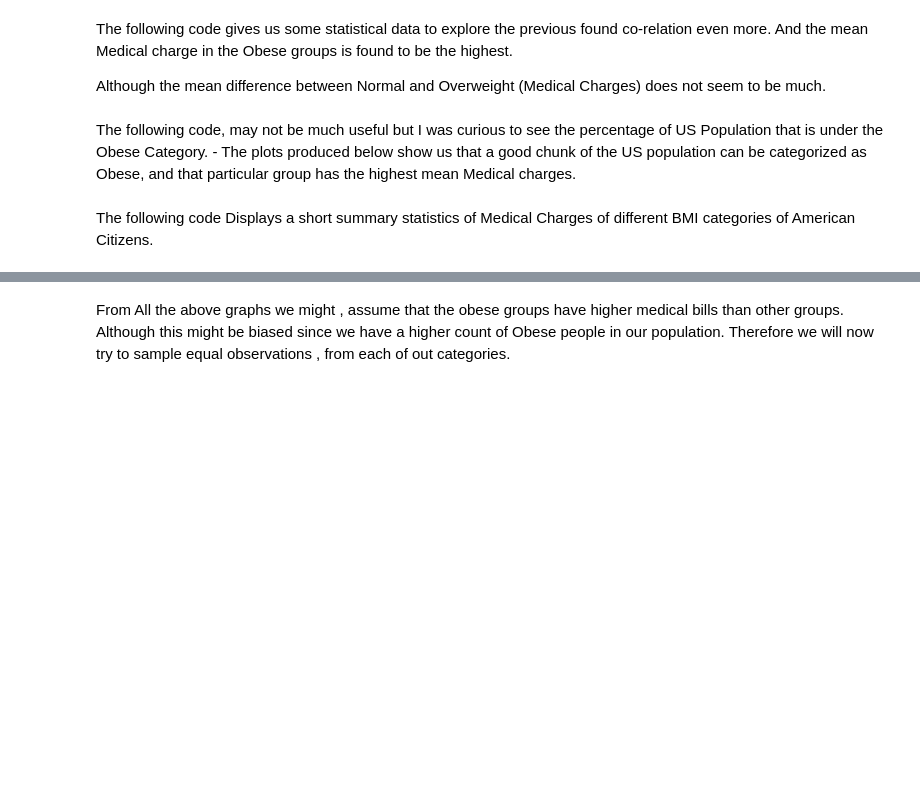
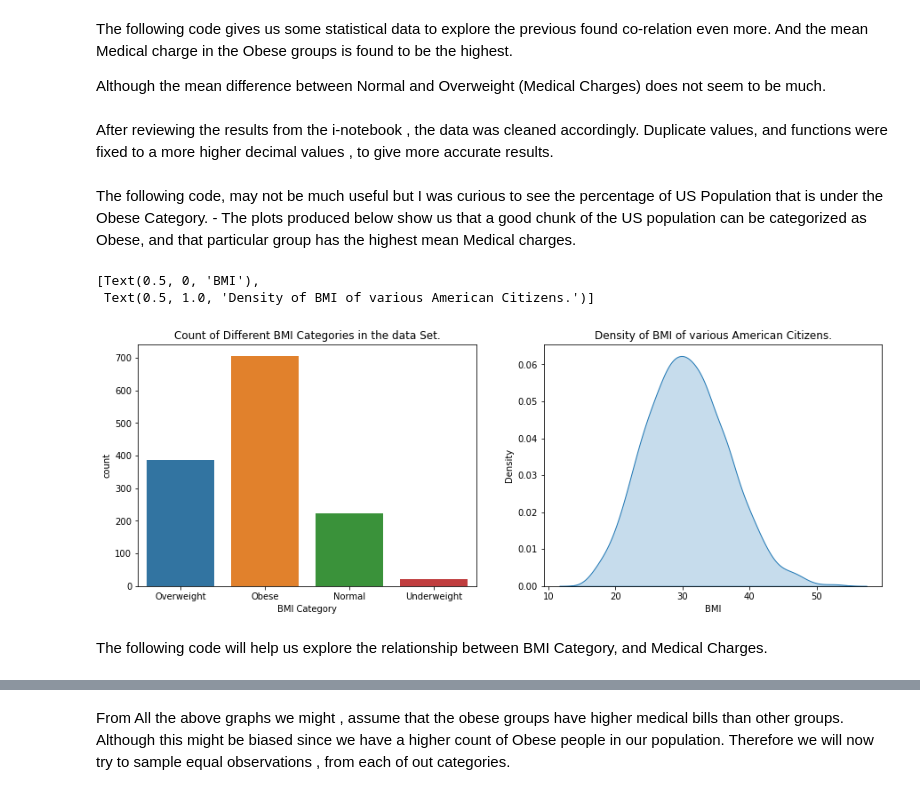
Before and after one commit to data301-2021-summer2/group29-project, a Jupyter notebook: analysis/Prabhmeet Deol/DataAnalysis.ipynb, the cells around one changed output, grey strips where cells are left out. Drawn from its saved outputs; the diff is of its cells as text; code cells hidden in the pictures; blank space fills up the shorter version.

Commit message:
added up the import functions feature , and added more tables

```diff
--- a/analysis/Prabhmeet Deol/DataAnalysis.ipynb
+++ b/analysis/Prabhmeet Deol/DataAnalysis.ipynb
@@ -9,28 +9,10 @@ import numpy as np
 from matplotlib import pyplot as plt
 import seaborn as sns
 %matplotlib inline
+## Using a seperate file to import our functions.
+from scripts import project_functions as fun
+%load_ext autoreload
 
 # This part processes the data without any method chaining.
-
-dataSet = (
-		pd.read_csv('./../../data/processed/Processed_Medical_Data.csv')
-	 	.loc[:,['bmi','charges']]
-	 	.rename(columns={'charges':"Charges_USD"})
-	 	.round({'bmi': 2, 'Charges_USD': 1})
-		.astype({'bmi':float})
-
-		)
-#dataSet = dataSet[dataSet['bmi']<40]
-## Adding more informative columns to our data Set.
-def categorizeBmi(row):
-	bmi = float(row['bmi'])
-	if bmi < 18.59:
-		return "Underweight"
-	elif bmi < 24.99:
-		return "Normal"
-	elif bmi <29.99:
-		return "Overweight"
-	elif bmi >= 30.0:
-		return "Obese"
-
-dataSet['BMI_Category'] = dataSet.apply(categorizeBmi,axis='columns')
+dataSet=fun.load_process_Medical_Data('./../../data/processed/Processed_Medical_Data.csv')
+dataSet
@@ -66,12 +79,26 @@ Although the mean difference between Normal and Overweight (Medical Charges) doe
 # %%
 moneyStats=dataSet.groupby('BMI_Category')['Charges_USD'].agg(['mean','std','min', 'median','max']).round(1).T
 moneyStats
+# %% [markdown]
+After reviewing the results from the i-notebook , the data was cleaned accordingly. Duplicate values, and functions were fixed to a more higher decimal values , to give more accurate results.
 # %% [markdown]
 The following code, may not be much useful but I was curious to see the percentage of US Population that is under the Obese Category.
 	 - The plots produced below show us that a good chunk of the US population can be categorized as Obese, and that particular group has the highest mean Medical charges.
 # %%
-countplot = sns.countplot(dataSet['BMI_Category'])
-countplot.set(
+fig, ax =plt.subplots(1,2,figsize=(15,5))
+sns.countplot(dataSet['BMI_Category'],ax=ax[0]).set(
 	xlabel = "BMI Category",
-	title="Count of Different BMI Categories in the data Set."
+	title="Count of Different BMI Categories in the data Set.",
+
 )
+sns.kdeplot(
+   data=dataSet, x="bmi",fill=True,ax=ax[1]
+).set(
+	xlabel = "BMI",
+	title="Density of BMI of various American Citizens.",
+
+)
+# %% [output]
+[Text(0.5, 0, 'BMI'),
+ Text(0.5, 1.0, 'Density of BMI of various American Citizens.')]
+[figure, added]
@@ -82,5 +105,5 @@ sns.kdeplot(
-# %% [markdown]
-The following code Displays a short summary statistics of Medical Charges of different BMI categories of American Citizens.
+# %% [markdown]
+The following code will help us explore the relationship between BMI Category, and Medical Charges.
 # %%
 fig, ax =plt.subplots(2,2,figsize=(15,10))
 
```
Also changed, not shown: parts of 25 cells of this notebook, 5 other files.
